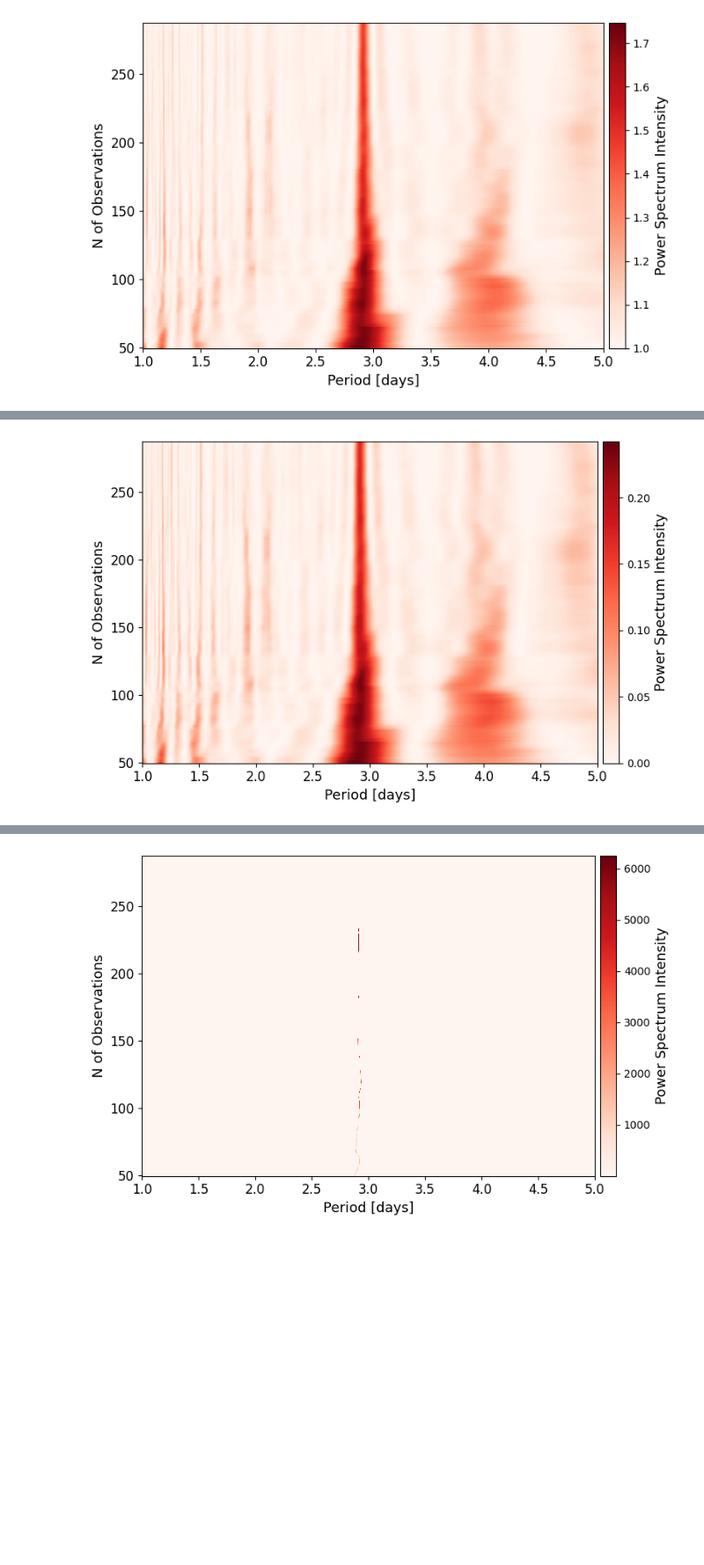
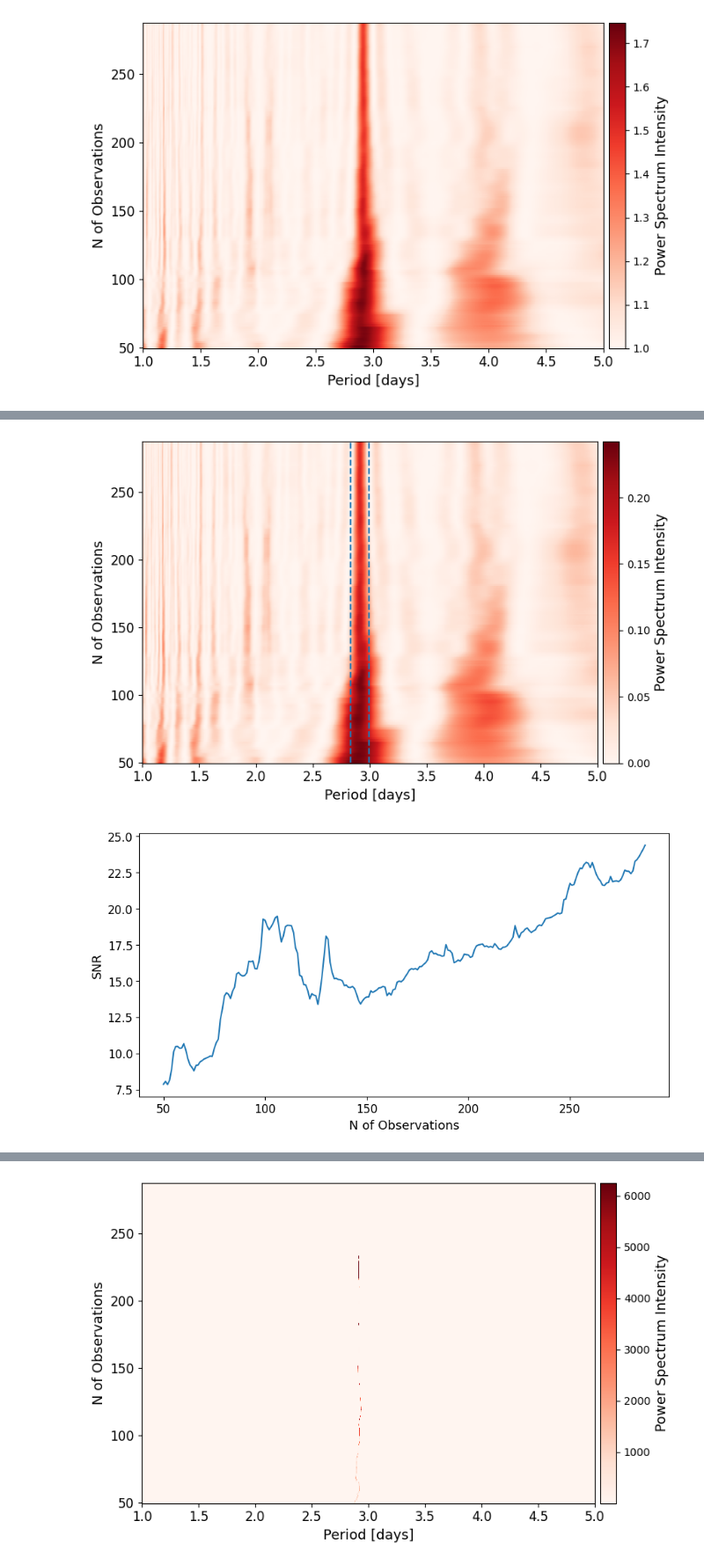
Before and after one commit to cleber-si/SBGLS-Implementation, a Jupyter notebook: Stacked_Periodogram.ipynb, the cells around one changed output, grey strips where cells are left out. Shown at 88% size. Saved outputs shown, nothing was run; the diff lists cells and outputs as text; code cells hidden in the pictures; blank space fills up the shorter version.

```diff
--- a/Stacked_Periodogram.ipynb
+++ b/Stacked_Periodogram.ipynb
@@ -57,8 +57,8 @@ aux.plot_curve_and_periodogram(time, RV, RV_error, 35, periodogram_type='BGLS',
 # %% [markdown]
 # Stacked Plots
 # %%
-data = aux.stacked_periodogram(time, RV, RV_error, N_min=50,
-                               periodogram_type='GLS', p_min=1,
-                               p_max=5, num_periods = 5000,
-                               mode='chronological')
+results = aux.stacked_periodogram(time, RV, RV_error, N_min=50,
+                                  periodogram_type='GLS', p_min=1,
+                                  p_max=5, num_periods = 5000,
+                                  mode='chronological', delta_P = 0.08)
 # %%
@@ -68,5 +74,7 @@ aux.plot_stacked_periodogram_heatmap(data, norm='linear')
 # %%
-aux.plot_stacked_periodogram_heatmap(data, norm='log')
+aux.plot_stacked_periodogram_heatmap(results, norm='log',
+                                     highlight_strong_signal = True, plot_SNR=True)
 # %% [output]
-[figure, old version]
+[figure, new version]
+[figure, added]
 # %%
```
Also changed, not shown: parts of 20 cells of this notebook, 1 other file.
